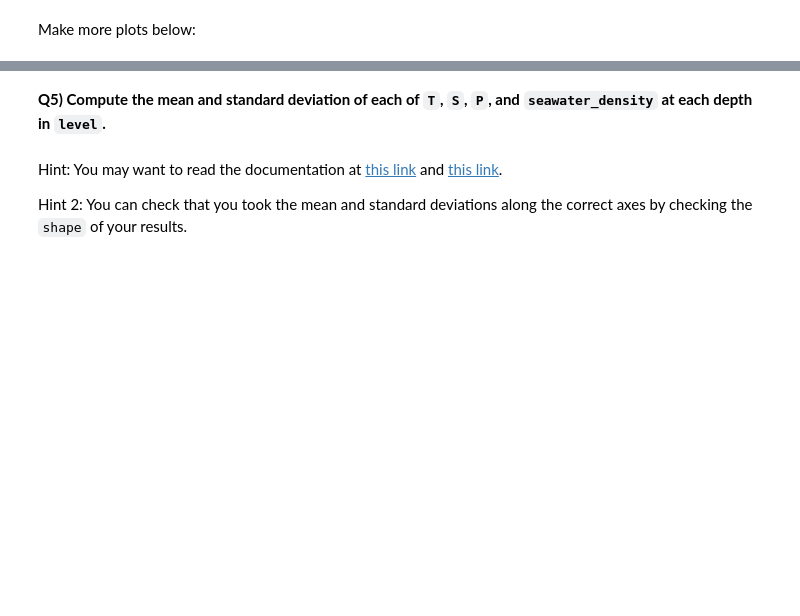
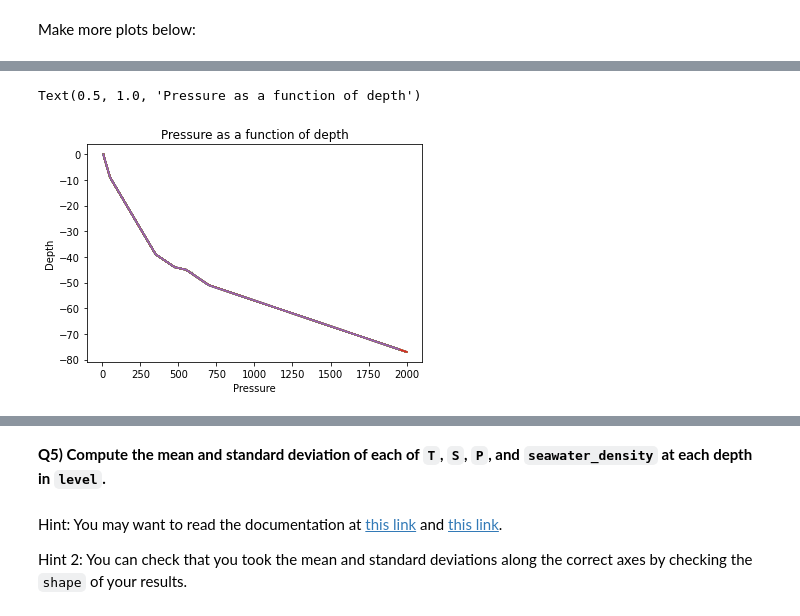
Before and after one commit to JerKeller/2022_Intro_Python, a Jupyter notebook: W2_S1.ipynb, the cells around one changed output, grey strips where cells are left out. Drawn from its saved outputs; the diff is of its cells as text; code cells hidden in the pictures; blank space fills up the shorter version.

```diff
--- a/W2_S1.ipynb
+++ b/W2_S1.ipynb
@@ -250,5 +250,8 @@ Text(0.5, 1.0, 'Temperature VS Depth')
 # %%
-plt.plot(S,levels); # The semi-colon prevents printing the line objects
-plt.xlabel('Salinity') # Takes a string as argument
-plt.ylabel('Level')
-plt.title('Temperature VS Depth')
+plt.plot(P,-levels); # The semi-colon prevents printing the line objects
+plt.xlabel('Pressure') # Takes a string as argument
+plt.ylabel('Depth')
+plt.title('Pressure as a function of depth')
+# %% [output]
+Text(0.5, 1.0, 'Pressure as a function of depth')
+[figure, added]
```
Also changed, not shown: parts of 27 cells of this notebook.
